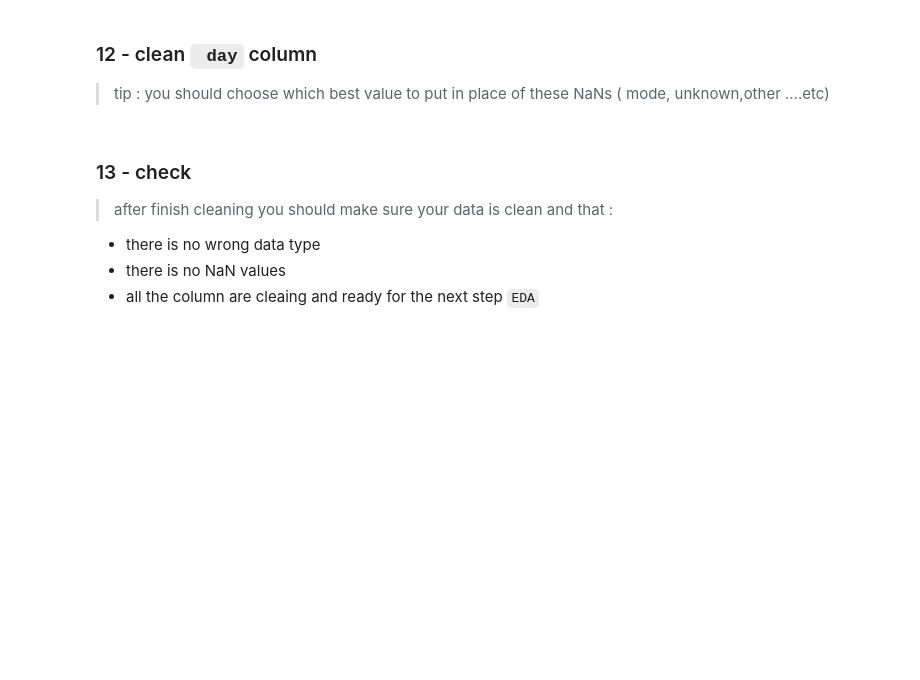
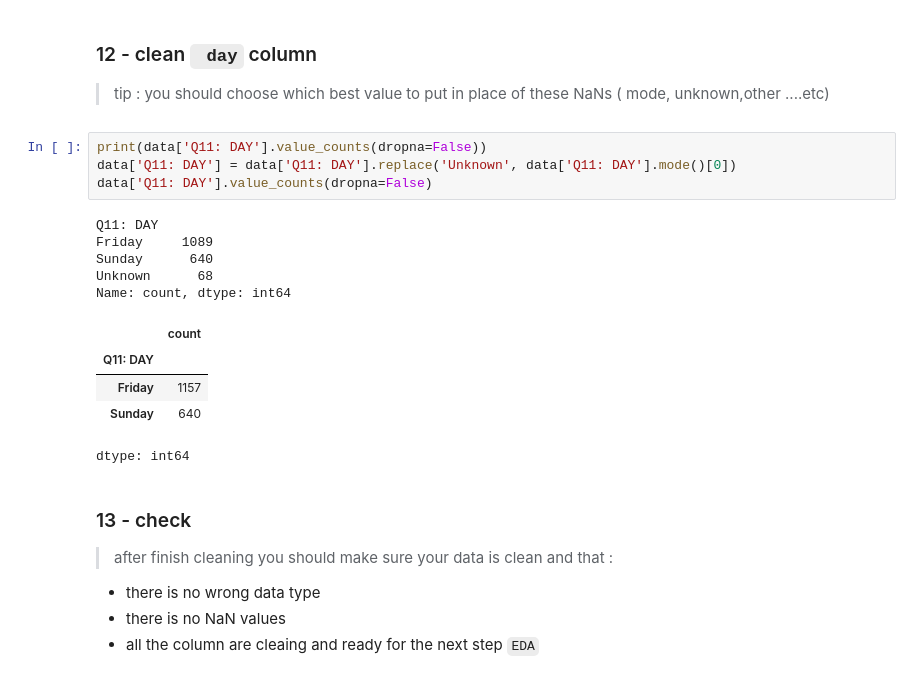
Before and after one commit to hussainkzaid/Candy_Template_project, a Jupyter notebook: Candy_Template.ipynb, the cells around one changed output. Saved outputs shown, nothing was run; the diff lists cells and outputs as text; blank space fills up the shorter version.

```diff
--- a/Candy_Template.ipynb
+++ b/Candy_Template.ipynb
@@ -379,6 +399,21 @@ Length: 103, dtype: int64
 # %% [markdown]
 ### 12 - clean ` day` column
 >tip : you should choose which best value to put in place of these NaNs ( mode, unknown,other ....etc)
+# %%
+print(data['Q11: DAY'].value_counts(dropna=False))
+data['Q11: DAY'] = data['Q11: DAY'].replace('Unknown', data['Q11: DAY'].mode()[0])
+data['Q11: DAY'].value_counts(dropna=False)
+# %% [output]
+Q11: DAY
+Friday     1089
+Sunday      640
+Unknown      68
+Name: count, dtype: int64
+|  | count |
+| Q11: DAY |  |
+| Friday | 1157 |
+| Sunday | 640 |
+dtype: int64
 # %% [markdown]
 ### 13 - check
 > after finish cleaning you should make sure your data is clean and that :
```
Also changed, not shown: parts of 4 cells of this notebook.
